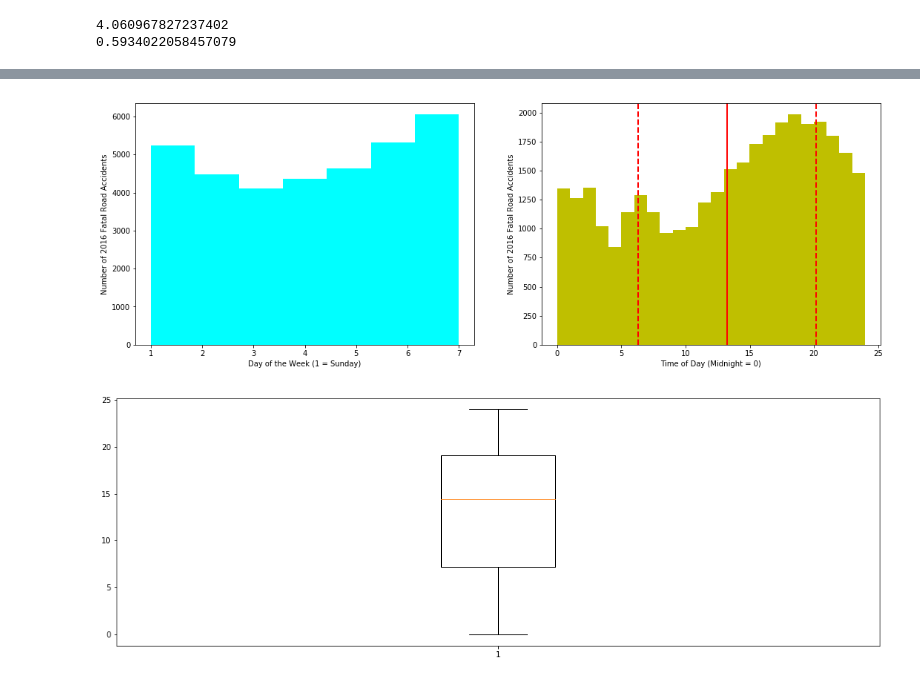
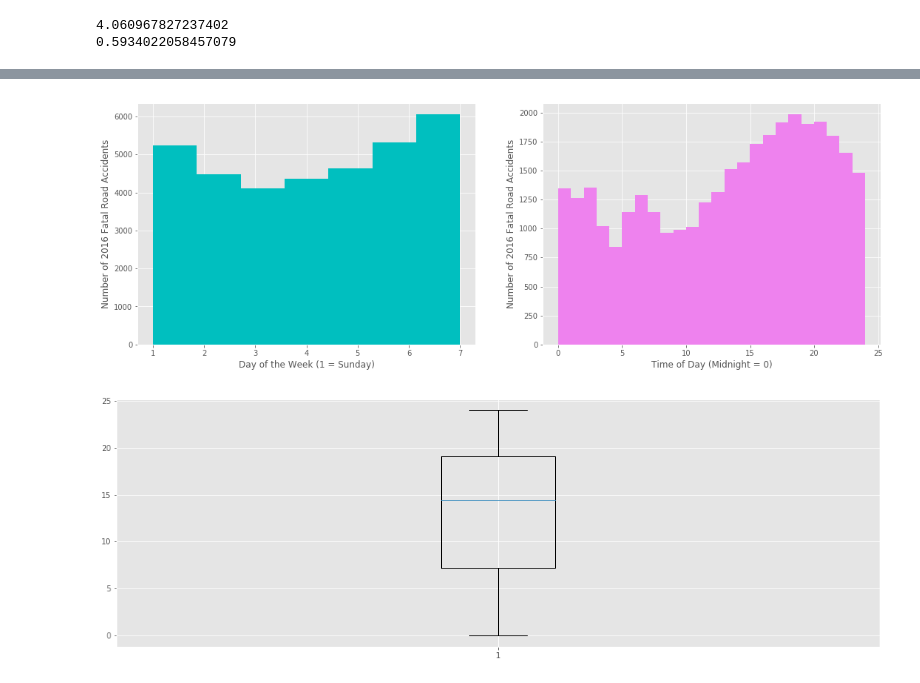
Before and after one commit to maf5509/accident_capstone, a Jupyter notebook: Untitled.ipynb, the cells around one changed output, grey strips where cells are left out. Cells and saved outputs as stored; diff of their text form; code cells hidden in the pictures.

```diff
--- a/Untitled.ipynb
+++ b/Untitled.ipynb
@@ -25,6 +27,8 @@ import numpy as np
 import matplotlib.pyplot as plt
 import math
 import seaborn as sns
+from pylab import *
 %matplotlib inline
 
+plt.style.use(['ggplot'])
 plt.rcParams['figure.figsize'] = (20.0, 10.0)
@@ -424,12 +376,12 @@ x = np.arange(len(test_bar2['CODE']))
 y = test_bar2['TOTAL']
 width = .8
 #len(test_bar2['STATE'])
-plt.barh(x, y, width, color='green')
+plt.barh(x, y, width, color='m')
 plt.yticks(x, test_bar2['CODE'])
 plt.xlabel("Number of Fatal Accidents")
-plt.title("2016 Fatal Traffic Accidents by State")
+plt.title("2016 Fatal Road Accidents by State")
 plt.gca().invert_yaxis()
-plt.rcParams['figure.figsize'] = [20.0, 13.0]
+#plt.rcParams['figure.figsize'] = [22.0, 16.0]
 plt.show()
 # add pie plot of population by state to support argument
 #Use bullet points. Discuss after each plot. Make visually striking
@@ -574,25 +611,25 @@ Ttest_indResult(statistic=0.59754491429477807, pvalue=0.55021154254280047)
 # %%
 plt.figure(figsize=(18,6))
 
 plt.subplot(1,2,1)
-plt.hist(updated_table['DAY_WEEK'], bins=7, color='cyan')
+plt.hist(updated_table['DAY_WEEK'], bins=7, color='c')
 #plt.axvline(updated_table['DAY_WEEK'].mean(), color='r', linestyle='solid', linewidth=2)
 #plt.axvline(updated_table['DAY_WEEK'].mean() - updated_table['DAY_WEEK'].std())
 plt.xlabel('Day of the Week (1 = Sunday)')
 plt.ylabel('Number of 2016 Fatal Road Accidents')
 
 plt.subplot(1,2,2)
-plt.hist(updated_table['TIME_FRAC'], bins=24, color='y')
-plt.axvline(updated_table['TIME_FRAC'].mean(), linestyle='solid', color='r', linewidth=2)
-plt.axvline(updated_table['TIME_FRAC'].mean() - updated_table['TIME_FRAC'].std(), linestyle='dashed', color='r', linewidth=2)
-plt.axvline(updated_table['TIME_FRAC'].mean() + updated_table['TIME_FRAC'].std(), linestyle='dashed', color='r', linewidth=2)
+plt.hist(updated_table['TIME_FRAC'], bins=24, color='violet')
+#plt.axvline(updated_table['TIME_FRAC'].mean(), linestyle='solid', color='r', linewidth=2)
+#plt.axvline(updated_table['TIME_FRAC'].mean() - updated_table['TIME_FRAC'].std(), linestyle='dashed', color='r', linewidth=2)
+#plt.axvline(updated_table['TIME_FRAC'].mean() + updated_table['TIME_FRAC'].std(), linestyle='dashed', color='r', linewidth=2)
 plt.xlabel('Time of Day (Midnight = 0)')
 plt.ylabel('Number of 2016 Fatal Road Accidents')
 plt.show()
-#Combine these qus, determine worst day/ time to travel. Could do scatterplot of no. of perons involved, vs time of day and see
+#Combine these qus, determine worst day/ time to travel. Could do scatterplot of no. of persons involved, vs time of day and see
 #if any correlation. Group, say, 0 - 10 am. No. of vehicles involved, time of day.
 # %% [output]
-[figure, old version]
+[figure, new version]
 # %%
 plt.figure(figsize=(18,6))
 plt.boxplot(updated_table['TIME_FRAC'])
@@ -600,4 +637,4 @@ plt.boxplot(updated_table['TIME_FRAC'])
 plt.show()
 #interpret posn of median re: mean, etc.
 # %% [output]
-[figure, old version]
+[figure, new version]
```
Also changed, not shown: parts of 39 cells of this notebook.
